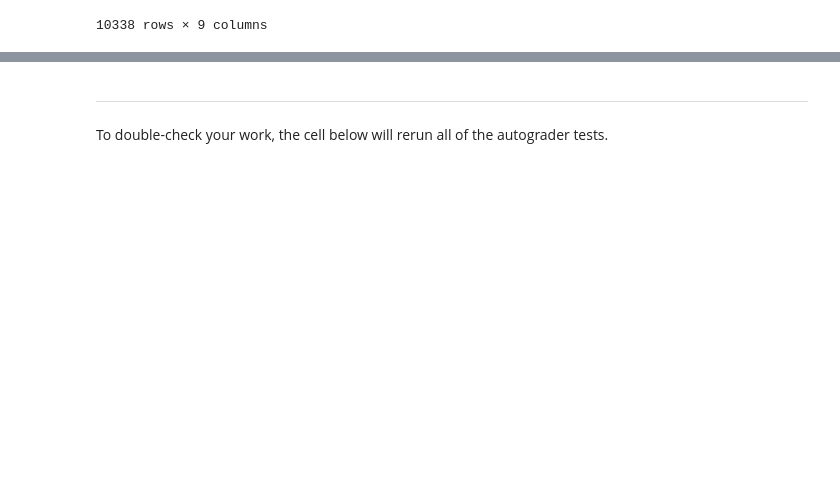
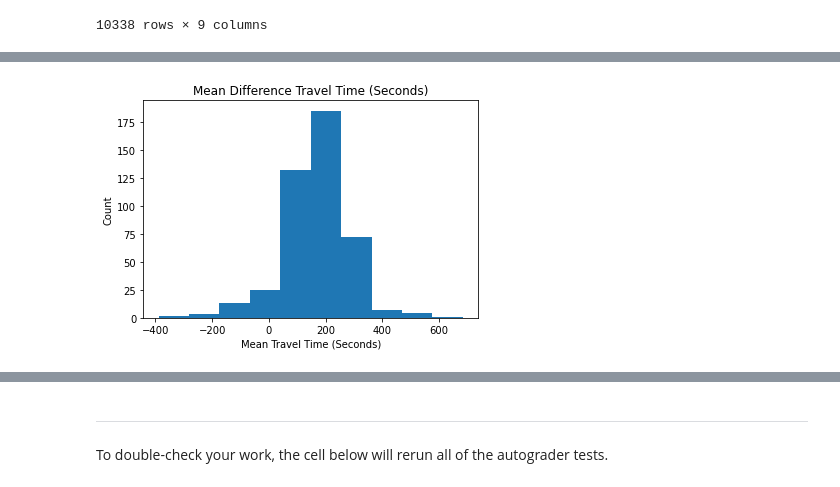
Before and after one commit to JerryPan2718/Traffic-EDA, a Jupyter notebook: Traffic_part1.ipynb, the cells around one changed output, grey strips where cells are left out. Cells and saved outputs as stored; diff of their text form; code cells hidden in the pictures; blank space fills up the shorter version.

```diff
--- a/Traffic_part1.ipynb
+++ b/Traffic_part1.ipynb
@@ -1100,0 +1267,6 @@ times_to_tract
+# %%
+ax = times_to_tract_gps[['Mean Difference Travel Time (Seconds)']].plot(kind='hist', title='Mean Difference Travel Time (Seconds)', legend=False)
+ax.set_xlabel("Mean Travel Time (Seconds)")
+ax.set_ylabel("Count");
+# %% [output]
+[figure, added]
```
Also changed, not shown: parts of 20 cells of this notebook.
